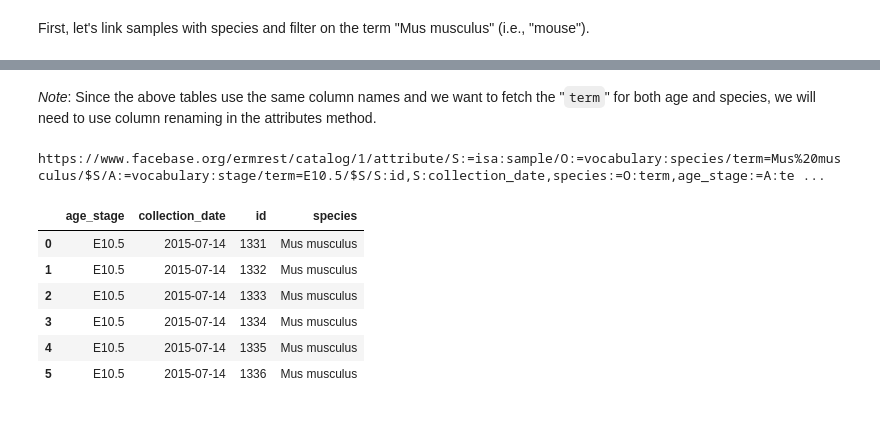
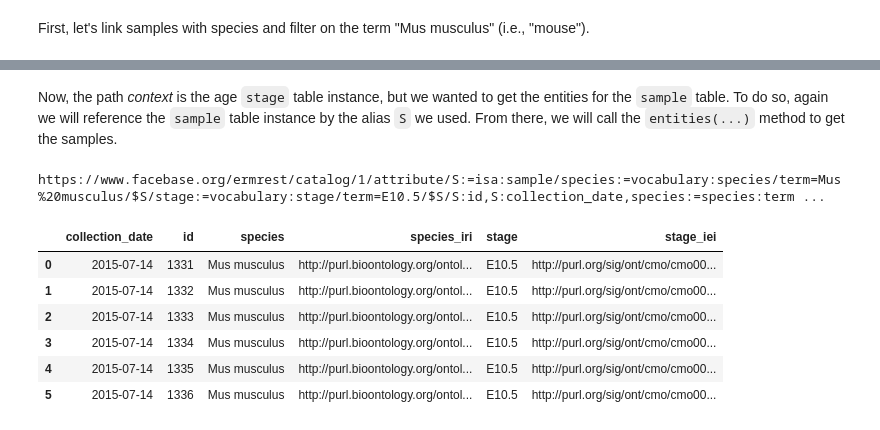
Before and after one commit to informatics-isi-edu/deriva-py, a Jupyter notebook: deriva_common/docs/derivapy-datapath-example-4.ipynb, the cells around one changed output, grey strips where cells are left out. Cells and saved outputs as stored; diff of their text form; code cells hidden in the pictures.

Commit message:
updated examples for revised alias branch

```diff
--- a/deriva_common/docs/derivapy-datapath-example-4.ipynb
+++ b/deriva_common/docs/derivapy-datapath-example-4.ipynb
@@ -295,3 +262,0 @@ https://www.facebase.org/ermrest/catalog/1/entity/S:=isa:sample/vocabulary:speci
-# %%
-path = path.link(stage).filter(stage.term == 'E10.5')
-print(path.uri)
@@ -302,3 +262,0 @@ Now, at this point the path would give us the "age stage" entities that satisfy
-# %%
-path = path.context_reset(S)
-print(path.uri)
@@ -323,22 +263,22 @@ A = stage.as_('A') # 'A' for age stage
-# %% [markdown]
-_Note_: Since the above tables use the same column names and we want to fetch the "`term`" for both age and species, we will need to use column renaming in the attributes method.
-# %%
-path = S.link(species, as_=O).filter(species.term == 'Mus musculus') \
-    .context_reset(S) \
-    .link(stage, as_=A).filter(stage.term == 'E10.5') \
-    .context_reset(S) \
-    .attributes(S.id, S.collection_date, species=O.term, age_stage=A.term)
-
-print(path.uri)
-# %% [output]
-https://www.facebase.org/ermrest/catalog/1/attribute/S:=isa:sample/O:=vocabulary:species/term=Mus%20musculus/$S/A:=vocabulary:stage/term=E10.5/$S/S:id,S:collection_date,species:=O:term,age_stage:=A:te ...
-# %%
-path.entities().dataframe
-# %% [output]
-|  | age_stage | collection_date | id | species |
-| 0 | E10.5 | 2015-07-14 | 1331 | Mus musculus |
-| 1 | E10.5 | 2015-07-14 | 1332 | Mus musculus |
-| 2 | E10.5 | 2015-07-14 | 1333 | Mus musculus |
-| 3 | E10.5 | 2015-07-14 | 1334 | Mus musculus |
-| 4 | E10.5 | 2015-07-14 | 1335 | Mus musculus |
-| 5 | E10.5 | 2015-07-14 | 1336 | Mus musculus |
+# %% [markdown]
+Now, the path _context_ is the age `stage` table instance, but we wanted to get the entities for the `sample` table. To do so, again we will reference the `sample` table instance by the alias `S` we used. From there, we will call the `entities(...)` method to get the samples.
+# %%
+entities = path.S.entities(path.S.id,
+                           path.S.collection_date,
+                           species=path.species.term,
+                           species_iri=path.species.iri,
+                           stage=path.stage.term,
+                           stage_iei=path.stage.iri)
+print(entities.uri)
+# %% [output]
+https://www.facebase.org/ermrest/catalog/1/attribute/S:=isa:sample/species:=vocabulary:species/term=Mus%20musculus/$S/stage:=vocabulary:stage/term=E10.5/$S/S:id,S:collection_date,species:=species:term ...
+# %%
+entities.dataframe
+# %% [output]
+|  | collection_date | id | species | species_iri | stage | stage_iei |
+| 0 | 2015-07-14 | 1331 | Mus musculus | http://purl.bioontology.org/ontol... | E10.5 | http://purl.org/sig/ont/cmo/cmo00... |
+| 1 | 2015-07-14 | 1332 | Mus musculus | http://purl.bioontology.org/ontol... | E10.5 | http://purl.org/sig/ont/cmo/cmo00... |
+| 2 | 2015-07-14 | 1333 | Mus musculus | http://purl.bioontology.org/ontol... | E10.5 | http://purl.org/sig/ont/cmo/cmo00... |
+| 3 | 2015-07-14 | 1334 | Mus musculus | http://purl.bioontology.org/ontol... | E10.5 | http://purl.org/sig/ont/cmo/cmo00... |
+| 4 | 2015-07-14 | 1335 | Mus musculus | http://purl.bioontology.org/ontol... | E10.5 | http://purl.org/sig/ont/cmo/cmo00... |
+| 5 | 2015-07-14 | 1336 | Mus musculus | http://purl.bioontology.org/ontol... | E10.5 | http://purl.org/sig/ont/cmo/cmo00... |
```
Also changed, not shown: parts of 55 cells of this notebook, 2 other files.
